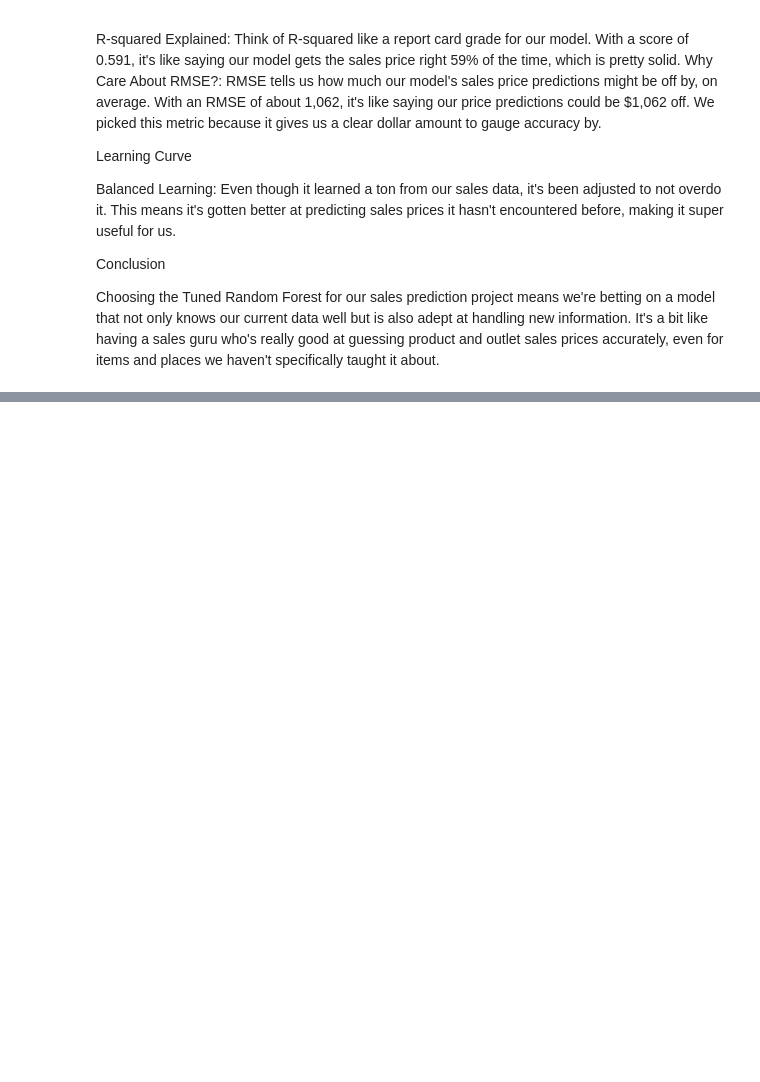
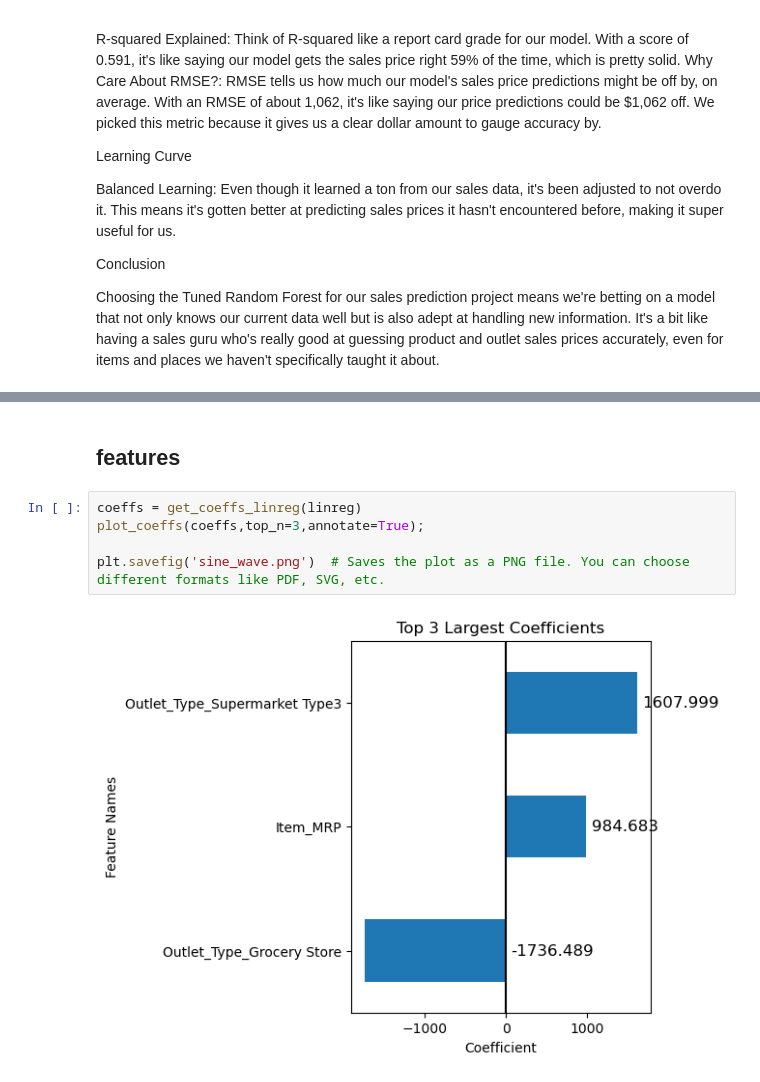
Before and after one commit to hekmat-ashqer/Prediction-of-Product-Sales, a Jupyter notebook: Prediction_of_Product_Sales.ipynb, the cells around one changed output, grey strips where cells are left out. Drawn from its saved outputs; the diff is of its cells as text; blank space fills up the shorter version.

```diff
--- a/Prediction_of_Product_Sales.ipynb
+++ b/Prediction_of_Product_Sales.ipynb
@@ -2396,0 +2641,9 @@ Choosing the Tuned Random Forest for our sales prediction project means we're be
+# %% [markdown]
+## features
+# %%
+coeffs = get_coeffs_linreg(linreg)
+plot_coeffs(coeffs,top_n=3,annotate=True);
+
+plt.savefig('sine_wave.png')  # Saves the plot as a PNG file. You can choose different formats like PDF, SVG, etc.
+# %% [output]
+[figure, added]
```
Also changed, not shown: parts of 30 cells of this notebook, 3 other files.
